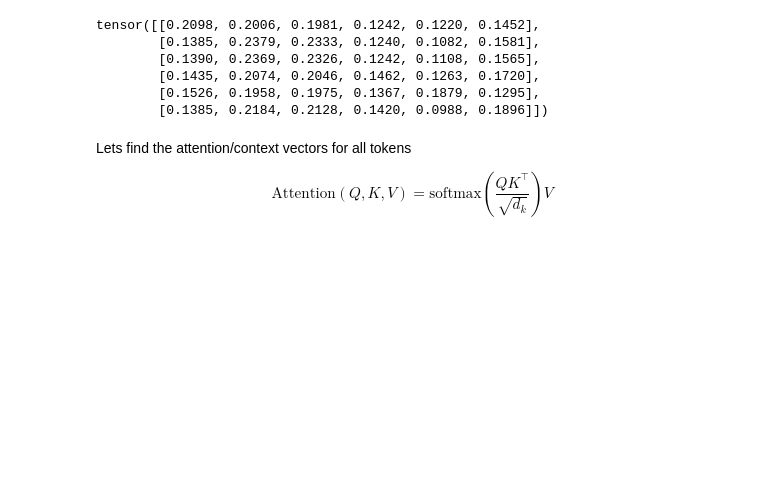
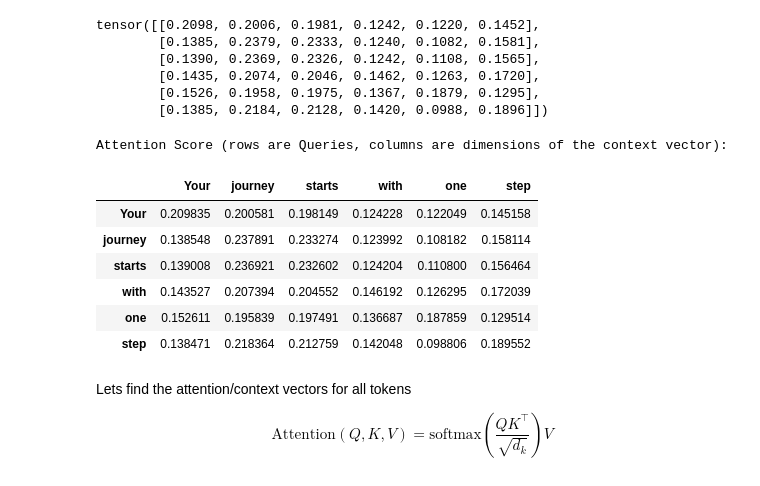
Before and after one commit to metarun/Mechanistic-Interpretability-Exploration, a Jupyter notebook: Attention_Mechanism.ipynb, the cells around one changed output. Cells and saved outputs as stored; diff of their text form; code cells hidden in the pictures; blank space fills up the shorter version.

```diff
--- a/Attention_Mechanism.ipynb
+++ b/Attention_Mechanism.ipynb
@@ -168,6 +183,21 @@ tensor([[0.2098, 0.2006, 0.1981, 0.1242, 0.1220, 0.1452],
         [0.1435, 0.2074, 0.2046, 0.1462, 0.1263, 0.1720],
         [0.1526, 0.1958, 0.1975, 0.1367, 0.1879, 0.1295],
         [0.1385, 0.2184, 0.2128, 0.1420, 0.0988, 0.1896]])
+# %%
+# Show Attention Score for all inputs with respect to other tokens
+SoftMaxQKt_df = pd.DataFrame(SoftMaxQKt.numpy(), index=token_labels, columns=token_labels)
+
+print("Attention Score (rows are Queries, columns are dimensions of the context vector):")
+display(SoftMaxQKt_df)
+# %% [output]
+Attention Score (rows are Queries, columns are dimensions of the context vector):
+|  | Your | journey | starts | with | one | step |
+| Your | 0.209835 | 0.200581 | 0.198149 | 0.124228 | 0.122049 | 0.145158 |
+| journey | 0.138548 | 0.237891 | 0.233274 | 0.123992 | 0.108182 | 0.158114 |
+| starts | 0.139008 | 0.236921 | 0.232602 | 0.124204 | 0.110800 | 0.156464 |
+| with | 0.143527 | 0.207394 | 0.204552 | 0.146192 | 0.126295 | 0.172039 |
+| one | 0.152611 | 0.195839 | 0.197491 | 0.136687 | 0.187859 | 0.129514 |
+| step | 0.138471 | 0.218364 | 0.212759 | 0.142048 | 0.098806 | 0.189552 |
 # %% [markdown]
 Lets find the attention/context vectors for all tokens
 
```
Also changed, not shown: parts of 5 cells of this notebook.
